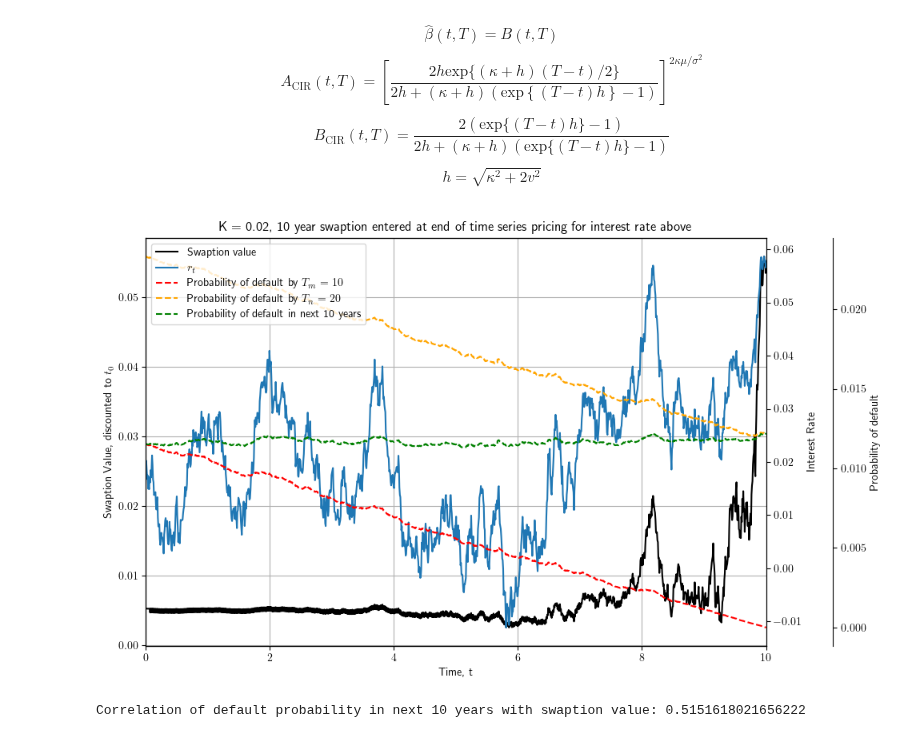
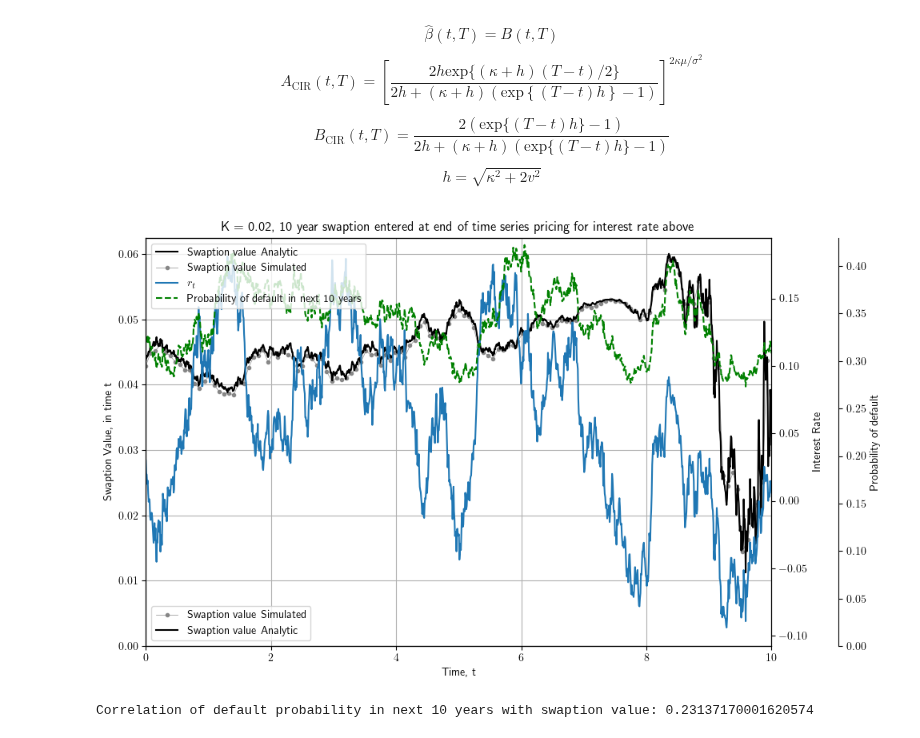
Before and after one commit to spelbella/cva_risk_management_thesis, a Jupyter notebook: pricingCVA.ipynb, the cells around one changed output. Cells and saved outputs as stored; diff of their text form; code cells hidden in the pictures.

```diff
--- a/pricingCVA.ipynb
+++ b/pricingCVA.ipynb
@@ -370,19 +417,0 @@ plt.show()
-# %%
-# There is clearly something wrong with my implementation above :.(
-
-T_s = np.arange(10.01,21.01,1)
-Fixed = 0.02
-swap_prices = np.zeros((len(t_s),1))
-
-for i in np.arange(0,len(t_s)-1):
-    swap_prices[i] = swaption_price(t_s[i],r[i], T_s, Fixed)
-
-fig1, ax1 = plt.subplots(figsize = (6,4), tight_layout = True)
-ax1.plot(t_s,swap_prices,label = "Swaption value")
-ax1.set_title("K = %s, 10 year swaption entered at end of time series pricing for interest rate above" %Fixed)
-ax1.set_xlabel("Time, t")
-ax1.set_ylabel("Swaption Value")
-ax1.set_xlim((t0,T))
-ax1.grid(True)
-ax1.legend()
-plt.show()
@@ -543,40 +619,47 @@ h = (kappa**2 + 2*v**2)**(1/2)
 B_cir = lambda t,T: (2*(np.exp((T-t)*h)-1))/(2*h + (kappa + h)*(np.exp((T-t)*h)-1))
 A_cir = lambda t,T: ((2*h*np.exp((kappa + h)*(T - t)/2))/(2*h + (kappa + h)*(np.exp((T-t)*h) -1)))**(2*kappa*mu/(v**2))
 beta_hat = lambda t,T: B_cir(t,T)
-alpha_hat = lambda t,T: A_cir(t,T)*((2*h*np.exp((h + kappa + 2*gamma)/(2) * (T-t)))/(2*h + (kappa + h + 2*gamma)*(np.exp(h*(T-t))-1)))**((2*alpha*gamma)/(v**2 - 2*kappa*gamma - 2*gamma**2))
+alpha_hat = lambda t,T: A_cir(t,T)*((2*h*np.exp((h + kappa + 2*gamma)/(2) * (T-t)))/(2*h + (kappa + h + 2*gamma)*(np.exp(h*(T-t))-1)))**((2*j_alpha*gamma)/(v**2 - 2*kappa*gamma - 2*gamma**2))
 Q = lambda t,T,lambd: alpha_hat(t,T)*np.exp(-beta_hat(t,T)*lambd)
 
 # Find for instance Q(tau > T), ie the probability that we get to t = 10 at least
 def_by_10 = np.linspace(0, 0,len(t_s))
 def_by_20 = np.linspace(0, 0,len(t_s))
 def_in_next_10 = np.linspace(0, 0,len(t_s))
 for i in np.arange(0,len(t_s)):
     def_by_10[i] = Q(t_s[i], 10, lambdas[i])
     def_by_20[i] = Q(t_s[i], 20, lambdas[i])
     def_in_next_10[i] = Q(t_s[i], 10 + t_s[i], lambdas[i])
 
 # Make a plot with the interest rate, default probability by T = 10 and the Swaption value all plotted together
 # Just plotting stuff, the plot looks ugly :/
 fig1, ax1 = plt.subplots(figsize = (10,6), tight_layout = True)
-p1 = ax1.plot(t_s,init_val,label = "Swaption value", color = "black")
+p1 = ax1.plot(t_val,val,label = "Swaption value Simulated", color = "grey", marker = 'o',linewidth = 0.5,markersize = 3, alpha = 0.9)
+p1p = ax1.plot(t_s,swapt_prices,label = "Swaption value Analytic", color = "black")
 ax2 = ax1.twinx()
 ax3 = ax1.twinx()
-p3 = ax3.plot(t_s, 1-def_by_10, label = r"Probability of default by $T_m = 10$" ,color = "red", linestyle = "--")
-p4 = ax3.plot(t_s, 1-def_by_20, label = r"Probability of default by $T_n = 20$" ,color = "orange", linestyle = "--")
+p3 = None#ax3.plot(t_s, 1-def_by_10, label = r"Probability of default by $T_m = 10$" ,color = "red", linestyle = "--")
+p4 = None#ax3.plot(t_s, 1-def_by_20, label = r"Probability of default by $T_n = 20$" ,color = "orange", linestyle = "--")
 p5 = ax3.plot(t_s, 1-def_in_next_10, label = "Probability of default in next 10 years" ,color = "green", linestyle = "--")
+a3upper = ax3.get_ylim()[1]
+ax3.set_ylim((0, a3upper))
 p2 = ax2.plot(t_s,r,label = r"$r_t$")
 ax3.spines['right'].set_position(('outward', 60))
 ax3.set_ylabel("Probability of default")
 ax2.set_ylabel("Interest Rate")
 ax1.set_title("K = %s, 10 year swaption entered at end of time series pricing for interest rate above" %K)
 ax1.set_xlabel("Time, t")
-ax1.set_ylabel(r"Swaption Value, discounted to $t_0$")
+ax1.set_ylabel(r"Swaption Value, in time t")
+a1upper = ax1.get_ylim()[1]
+ax1.set_ylim((0, a1upper))
 ax1.set_xlim((t0,T))
 ax1.grid(True)
-ax3.legend(handles=p1+p2+p3+p4+p5,fancybox = True, framealpha = 0.8, loc = "upper left")
+#ax3.legend(handles=p1p + p1+p2+p3+p4+p5,fancybox = True, framealpha = 0.8, loc = "upper left")
+ax3.legend(handles=p1p + p1+p2+p5,fancybox = True, framealpha = 0.8, loc = "upper left")
+ax1.legend(loc = "lower left")
 plt.show()
 
-print("Correlation of default probability in next 10 years with swaption value: %s" %(np.corrcoef((1-def_in_next_10,init_val))[0][1]))
+print("Correlation of default probability in next 10 years with swaption value: %s" %(np.corrcoef((1-def_in_next_10[i_val],val))[0][1]))
 # %% [output]
-[figure, old version]
+[figure, new version]
-Correlation of default probability in next 10 years with swaption value: 0.5151618021656222
+Correlation of default probability in next 10 years with swaption value: 0.23137170001620574
```
Also changed, not shown: parts of 46 cells of this notebook, 3 other files.
